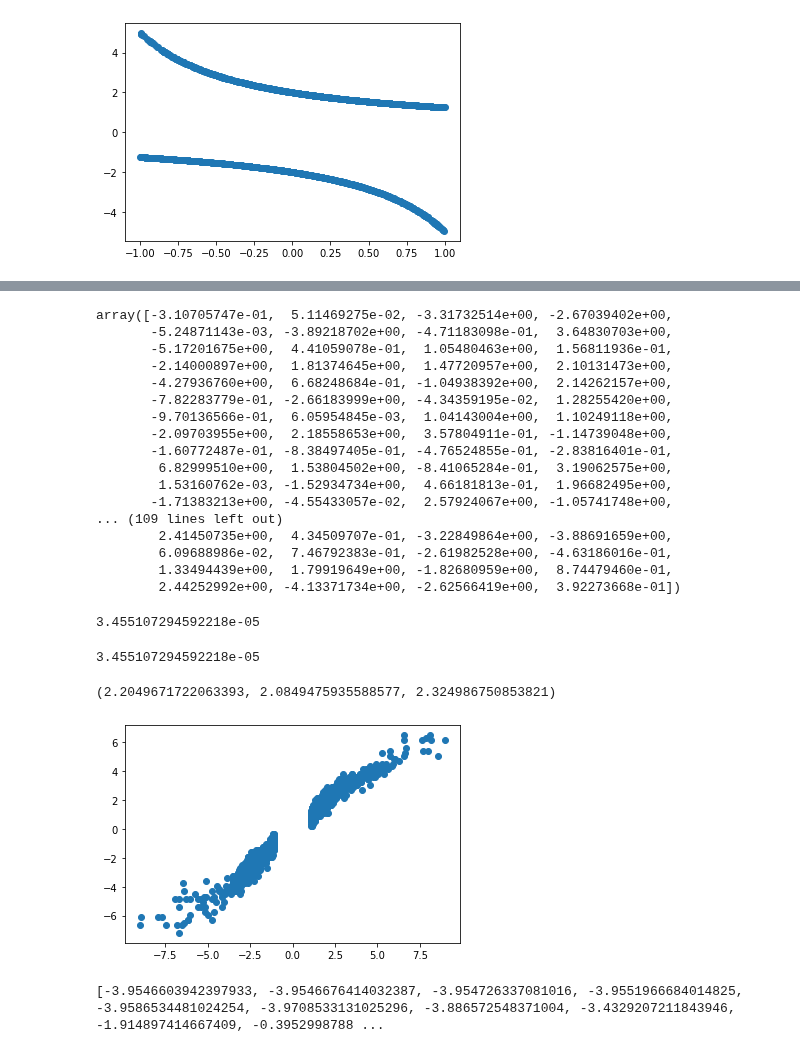
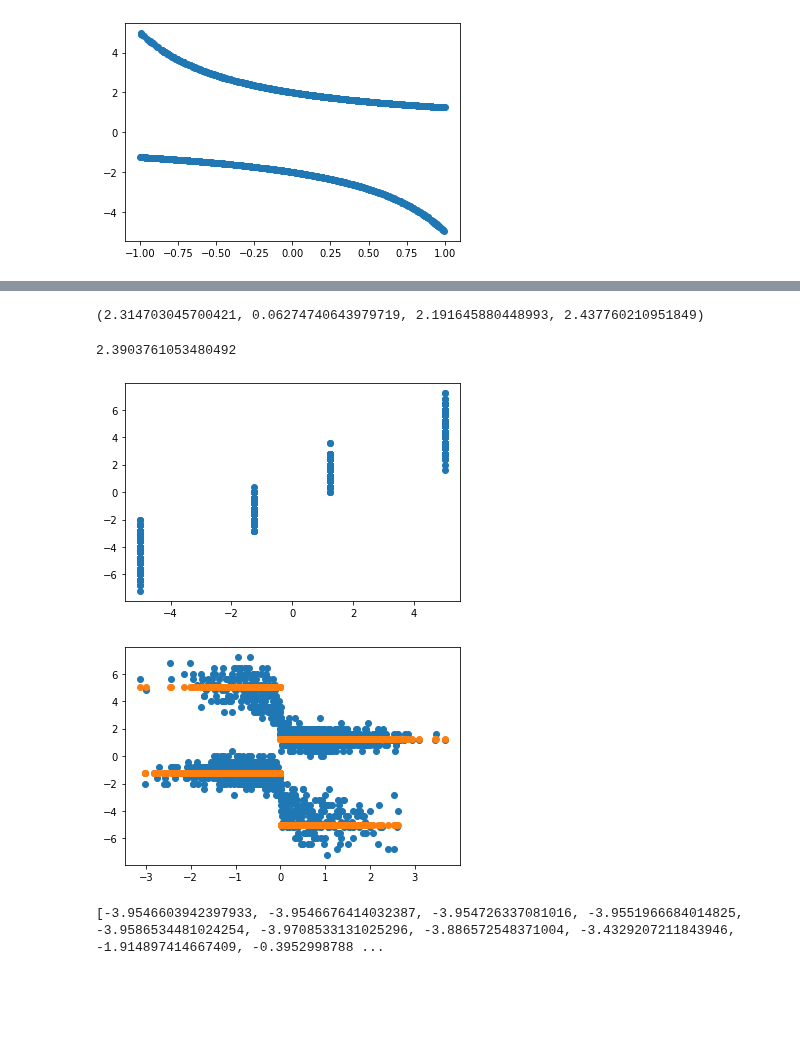
Before and after one commit to syrgkanislab/adversarial_reisz, a Jupyter notebook: LinearAdversarialReisz-local.ipynb, the cells around one changed output, grey strips where cells are left out. Drawn from its saved outputs; the diff is of its cells as text; code cells hidden in the pictures; blank space fills up the shorter version.

Commit message:
finalized synthetic experiments

```diff
--- a/LinearAdversarialReisz-local.ipynb
+++ b/LinearAdversarialReisz-local.ipynb
@@ -508,6 +509,10 @@ synth = False
 # %%
 n_samples = 2000
 X, y = X[:n_samples], y[:n_samples]
+# %%
+from experiments import *
+X, y, true_reg, true_reisz = gen_data(3, 1, 2000)
+synth = False
 # %%
 Xtest = X.copy()
 ytest = y.copy()
@@ -567,46 +544,26 @@ array([-3.10691852e-01,  5.11416075e-02, -3.31731976e+00, -2.67039615e+00,
-# %%
-splin.beta
-# %% [output]
-array([-3.10705747e-01,  5.11469275e-02, -3.31732514e+00, -2.67039402e+00,
-       -5.24871143e-03, -3.89218702e+00, -4.71183098e-01,  3.64830703e+00,
-       -5.17201675e+00,  4.41059078e-01,  1.05480463e+00,  1.56811936e-01,
-       -2.14000897e+00,  1.81374645e+00,  1.47720957e+00,  2.10131473e+00,
-       -4.27936760e+00,  6.68248684e-01, -1.04938392e+00,  2.14262157e+00,
-       -7.82283779e-01, -2.66183999e+00, -4.34359195e-02,  1.28255420e+00,
-       -9.70136566e-01,  6.05954845e-03,  1.04143004e+00,  1.10249118e+00,
-       -2.09703955e+00,  2.18558653e+00,  3.57804911e-01, -1.14739048e+00,
-       -1.60772487e-01, -8.38497405e-01, -4.76524855e-01, -2.83816401e-01,
-        6.82999510e+00,  1.53804502e+00, -8.41065284e-01,  3.19062575e+00,
-        1.53160762e-03, -1.52934734e+00,  4.66181813e-01,  1.96682495e+00,
-       -1.71383213e+00, -4.55433057e-02,  2.57924067e+00, -1.05741748e+00,
-... (109 lines left out)
-        2.41450735e+00,  4.34509707e-01, -3.22849864e+00, -3.88691659e+00,
-        6.09688986e-02,  7.46792383e-01, -2.61982528e+00, -4.63186016e-01,
-        1.33494439e+00,  1.79919649e+00, -1.82680959e+00,  8.74479460e-01,
-        2.44252992e+00, -4.13371734e+00, -2.62566419e+00,  3.92273668e-01])
-# %%
-splin.regl_
-# %% [output]
-3.455107294592218e-05
-# %%
-splin.regl_
-# %% [output]
-3.455107294592218e-05
 # %%
-from kernel_experiments import mean_ci
+from utilities import mean_ci
+from experiments import get_reg_fn, get_rf_reg_fn
 
-est = Pipeline([('p', PolynomialFeatures(degree=1)), ('sc', StandardScaler()),
-                ('l', Lasso(alpha=.1))]).fit(X, y)
+est = get_reg_fn(X, y)().fit(X, y)
 a_test = splin.predict(Xtest)
 mean_ci(moment_fn(Xtest, est.predict) + a_test * (ytest - est.predict(Xtest)))
 # %% [output]
-(2.2049671722063393, 2.0849475935588577, 2.324986750853821)
+(2.314703045700421, 0.06274740643979719, 2.191645880448993, 2.437760210951849)
+# %%
+np.mean(a_test * ytest)
+# %% [output]
+2.3903761053480492
 # %%
 if not synth:
-    plt.scatter(df['rr'][:n_samples], a_test)
+    plt.scatter(true_reisz[:n_samples], a_test)
     plt.show()
+    plt.scatter(X[:, 1], a_test)
+    plt.scatter(X[:, 1], true_reisz[:n_samples])
+    plt.show()
 # %% [output]
-[figure, old version]
+[figure, new version]
+[figure, added]
 # %%
 if synth:
     plt.scatter(true_reisz(Xtest, true_propensity), a_test)
```
Also changed, not shown: parts of 17 cells of this notebook, 8 other files.
